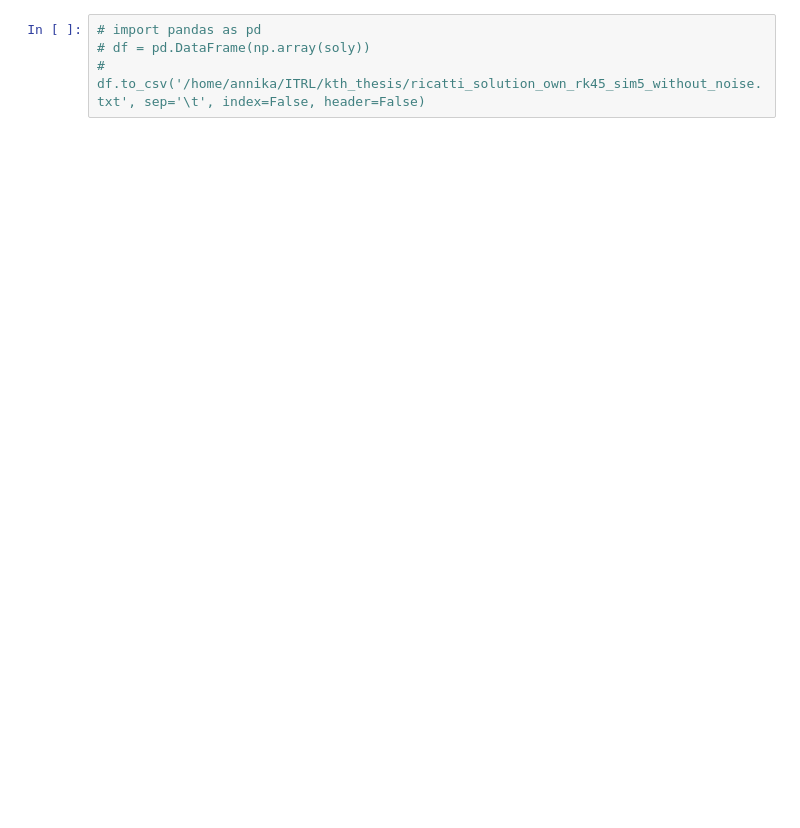
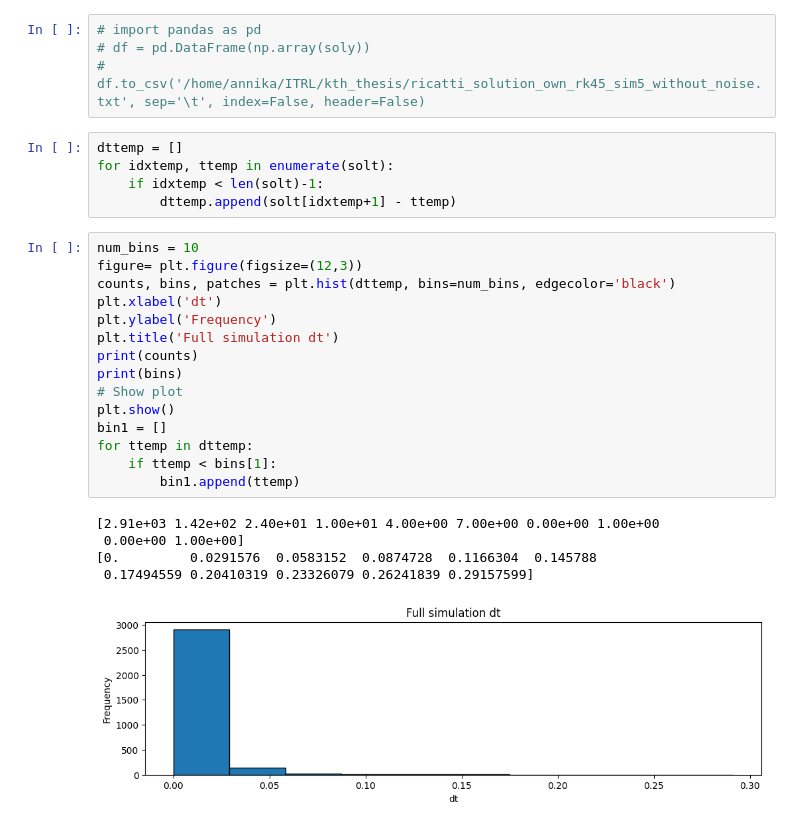
Before and after one commit to Annika-wyt/annika, a Jupyter notebook: ricatti_rk45.ipynb, the cells around one changed output. Drawn from its saved outputs; the diff is of its cells as text; blank space fills up the shorter version.

```diff
--- a/ricatti_rk45.ipynb
+++ b/ricatti_rk45.ipynb
@@ -617,3 +700,29 @@ plt.show()
 # import pandas as pd
 # df = pd.DataFrame(np.array(soly))
 # df.to_csv('/home/annika/ITRL/kth_thesis/ricatti_solution_own_rk45_sim5_without_noise.txt', sep='\t', index=False, header=False)
+# %%
+dttemp = []
+for idxtemp, ttemp in enumerate(solt):
+    if idxtemp < len(solt)-1:
+        dttemp.append(solt[idxtemp+1] - ttemp)
+# %%
+num_bins = 10
+figure= plt.figure(figsize=(12,3))
+counts, bins, patches = plt.hist(dttemp, bins=num_bins, edgecolor='black')
+plt.xlabel('dt')
+plt.ylabel('Frequency')
+plt.title('Full simulation dt')
+print(counts)
+print(bins)
+# Show plot
+plt.show()
+bin1 = []
+for ttemp in dttemp:
+    if ttemp < bins[1]:
+        bin1.append(ttemp)
+# %% [output]
+[2.91e+03 1.42e+02 2.40e+01 1.00e+01 4.00e+00 7.00e+00 0.00e+00 1.00e+00
+ 0.00e+00 1.00e+00]
+[0.         0.0291576  0.0583152  0.0874728  0.1166304  0.145788
+ 0.17494559 0.20410319 0.23326079 0.26241839 0.29157599]
+[figure, added]
```
Also changed, not shown: parts of 8 cells of this notebook.
